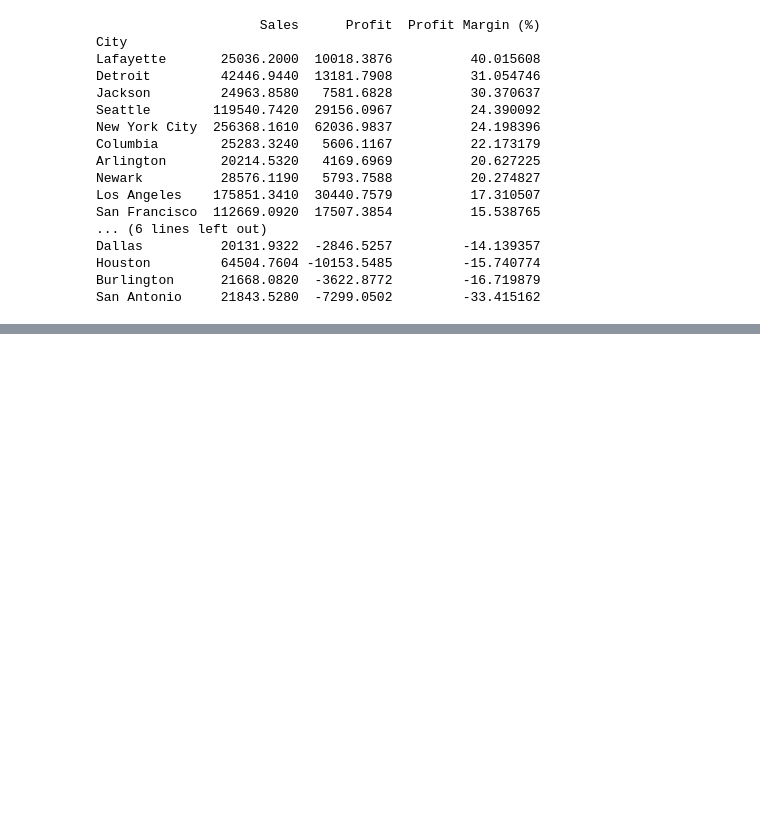
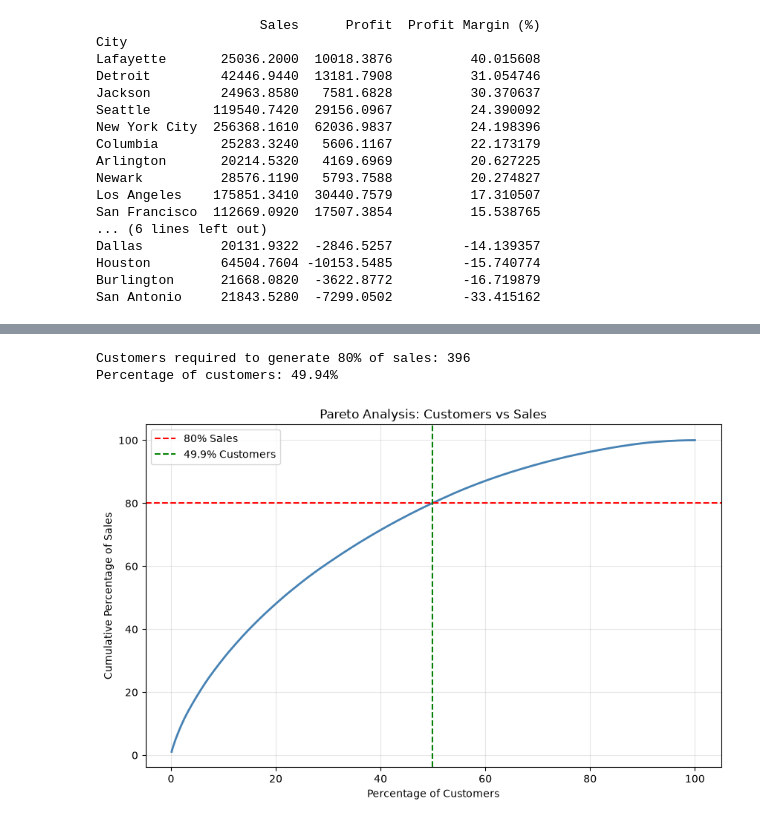
Before and after one commit to esti-sidley342/DI-Bootcamp-Stage1, a Jupyter notebook: Week4/Day1/MiniProject/MiniProject.ipynb, the cells around one changed output, grey strips where cells are left out. Drawn from its saved outputs; the diff is of its cells as text; code cells hidden in the pictures; blank space fills up the shorter version.

```diff
--- a/Week4/Day1/MiniProject/MiniProject.ipynb
+++ b/Week4/Day1/MiniProject/MiniProject.ipynb
@@ -530,0 +629,80 @@ San Antonio     21843.5280  -7299.0502         -33.415162
+# %%
+# Cumulative sales by customers
+import pandas as pd
+import matplotlib.pyplot as plt
+
+# Calculate total sales per customer
+customer_sales = (
+    df.groupby("Customer Name")["Sales"]
+    .sum()
+    .sort_values(ascending=False)
+    .reset_index()
+)
+
+# Calculate cumulative sales
+customer_sales["Cumulative Sales"] = customer_sales["Sales"].cumsum()
+
+# Calculate cumulative sales percentage
+total_sales = customer_sales["Sales"].sum()
+
+customer_sales["Cumulative Sales %"] = (
+    customer_sales["Cumulative Sales"] / total_sales * 100
+)
+
+# Calculate cumulative customer percentage
+customer_sales["Customer %"] = (
+    (customer_sales.index + 1) / len(customer_sales) * 100
+)
+
+# Find the percentage of customers needed to reach 80% of sales
+customers_for_80 = (
+    customer_sales["Cumulative Sales %"] <= 80
+).sum() + 1
+
+customer_percentage = (
+    customers_for_80 / len(customer_sales) * 100
+)
+
+print(f"Customers required to generate 80% of sales: {customers_for_80}")
+print(f"Percentage of customers: {customer_percentage:.2f}%")
+
+# Display pareto curve
+
+plt.figure(figsize=(10, 6))
+
+plt.plot(
+    customer_sales["Customer %"],
+    customer_sales["Cumulative Sales %"],
+    color="steelblue",
+    linewidth=2
+)
+
+# 80% sales line
+plt.axhline(
+    y=80,
+    color="red",
+    linestyle="--",
+    label="80% Sales"
+)
+
+# Actual customer percentage needed
+plt.axvline(
+    x=customer_percentage,
+    color="green",
+    linestyle="--",
+    label=f"{customer_percentage:.1f}% Customers"
+)
+
+plt.title("Pareto Analysis: Customers vs Sales")
+plt.xlabel("Percentage of Customers")
+plt.ylabel("Cumulative Percentage of Sales")
+plt.grid(True, alpha=0.3)
+plt.legend()
+
+plt.show()
+
+print(f"As we can see, we cannot apply the pareto principle because 50% of the customers generate 80% of the sales, when it would need to be 20% of the customers for this principle to be met.")
+# %% [output]
+Customers required to generate 80% of sales: 396
+Percentage of customers: 49.94%
+[figure, added]
```
Also changed, not shown: parts of 6 cells of this notebook.
